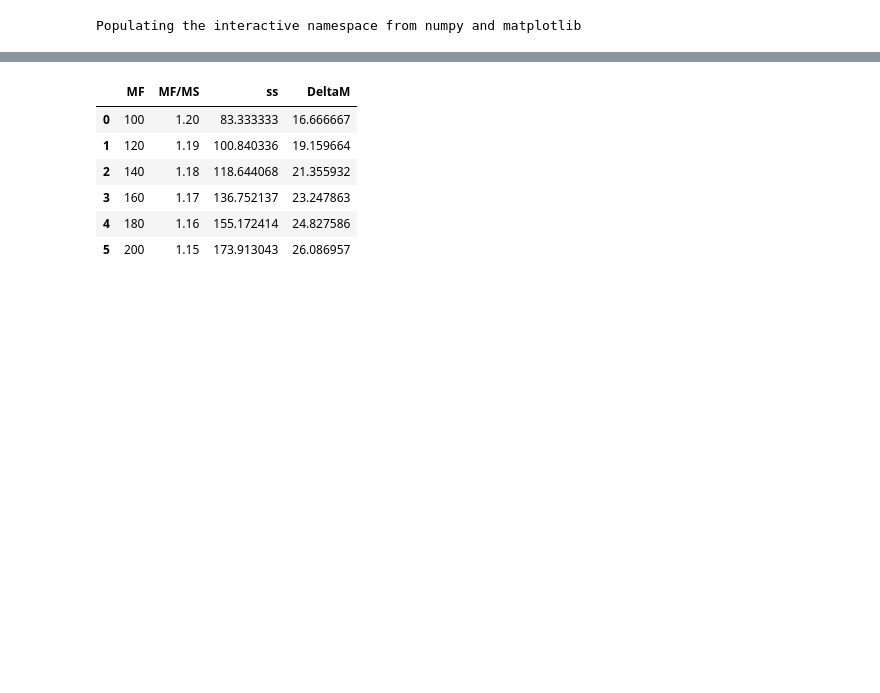
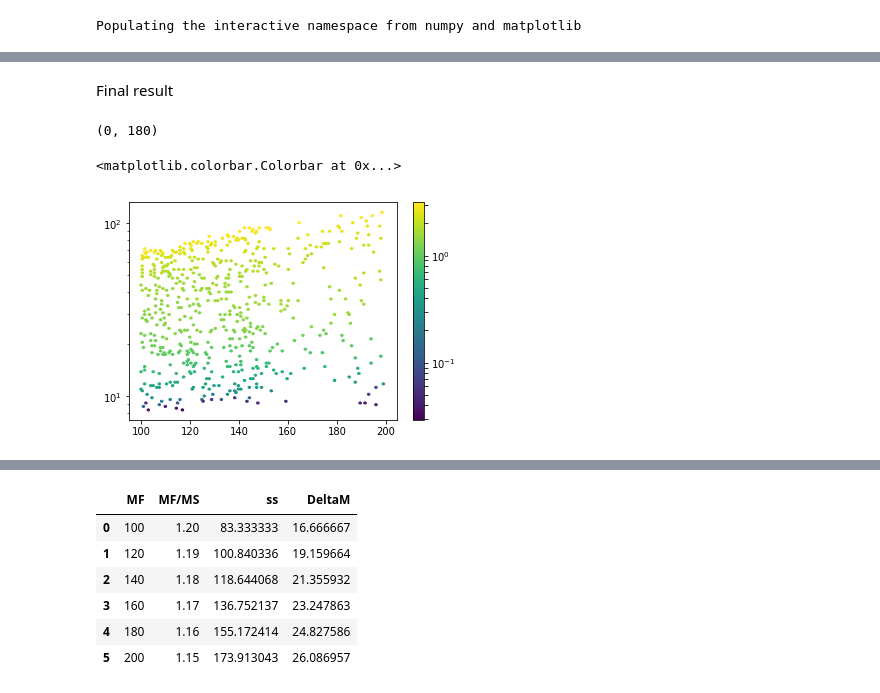
Before and after one commit to restrepo/BSM-Submodules, a Jupyter notebook: BSM/plot.ipynb, the cells around one changed output, grey strips where cells are left out. Drawn from its saved outputs; the diff is of its cells as text; code cells hidden in the pictures; blank space fills up the shorter version.

```diff
--- a/BSM/plot.ipynb
+++ b/BSM/plot.ipynb
@@ -28,0 +31,14 @@ dfos=dfos.sort_values('MF').reset_index(drop=True)
+# %% [markdown]
+Final result
+# %%
+dfos[dfos.Ys1==1].shape
+# %% [output]
+(0, 180)
+# %%
+ymax=30
+dfos=df#[df.MF-df.ss<10]
+plt.hexbin(dfo.MF,dfo.MF-dfo.ss,dfo.Ys1,norm=LogNorm(),yscale='log')#df.Omega_h2,norm=LogNorm())#,yscale='log'
+plt.colorbar()
+# %% [output]
+<matplotlib.colorbar.Colorbar at 0x...>
+[figure, added]
```
Also changed, not shown: parts of 6 cells of this notebook, 3 other files.
